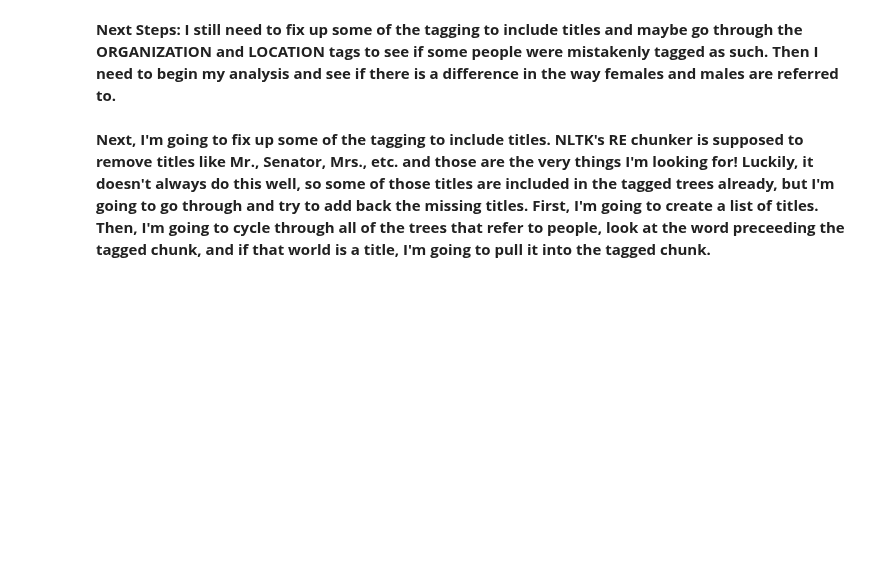
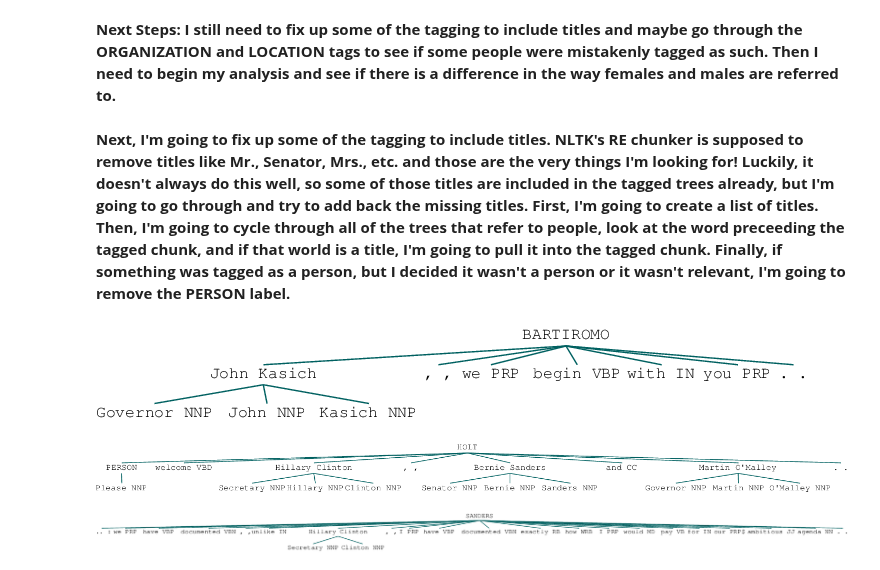
Before and after one commit to Data-Science-for-Linguists/2016-Debates-and-Referring-Expressions, a Jupyter notebook: NER_annotating.ipynb, the cells around one changed output. Cells and saved outputs as stored; diff of their text form; code cells hidden in the pictures; blank space fills up the shorter version.

Commit message:
pulled in titles

```diff
--- a/NER_annotating.ipynb
+++ b/NER_annotating.ipynb
@@ -261,6 +261,8 @@ link_dict['Hillary Clinton']
 link_dict['Senator Bernie Sanders']
 # %% [output]
 'Bernie Sanders'
+# %%
+link_dict['Neil'] = 'Neil Cavuto'
 # %% [markdown]
 **Now I need to use this dictionary to label all of the named entities in my NER trees with who the NE is referring to instead of PERSON**
 # %%
@@ -377,7 +379,7 @@ plt.show()
 # %% [markdown]
 **Next Steps: I still need to fix up some of the tagging to include titles and maybe go through the ORGANIZATION and LOCATION tags to see if some people were mistakenly tagged as such. Then I need to begin my analysis and see if there is a difference in the way females and males are referred to.**
 # %% [markdown]
-**Next, I'm going to fix up some of the tagging to include titles. NLTK's RE chunker is supposed to remove titles like Mr., Senator, Mrs., etc. and those are the very things I'm looking for! Luckily, it doesn't always do this well, so some of those titles are included in the tagged trees already, but I'm going to go through and try to add back the missing titles. First, I'm going to create a list of titles. Then, I'm going to cycle through all of the trees that refer to people, look at the word preceeding the tagged chunk, and if that world is a title, I'm going to pull it into the tagged chunk.**
+**Next, I'm going to fix up some of the tagging to include titles. NLTK's RE chunker is supposed to remove titles like Mr., Senator, Mrs., etc. and those are the very things I'm looking for! Luckily, it doesn't always do this well, so some of those titles are included in the tagged trees already, but I'm going to go through and try to add back the missing titles. First, I'm going to create a list of titles. Then, I'm going to cycle through all of the trees that refer to people, look at the word preceeding the tagged chunk, and if that world is a title, I'm going to pull it into the tagged chunk. Finally, if something was tagged as a person, but I decided it wasn't a person or it wasn't relevant, I'm going to remove the PERSON label.**
 # %%
 titles = ['Mr.', 'Mrs.', 'Miss', 'Madame', 'Sir', 'President', 'Senator', 'Governor', 'Secretary', 'Congressman', 'Dr.', 'Doctor']
 
@@ -386,0 +400,12 @@ re = ['Secretary', 'Governer', 'Congressman', 'Senator', 'Sir', 'Madame', 'Docto
+# %%
+master_df.iloc[1509][-1]
+# %% [output]
+[figure, added]
+# %%
+master_df.iloc[1603][-1]
+# %% [output]
+[figure, added]
+# %%
+master_df.iloc[2203][-1]
+# %% [output]
+[figure, added]
```
Also changed, not shown: parts of 10 cells of this notebook.
